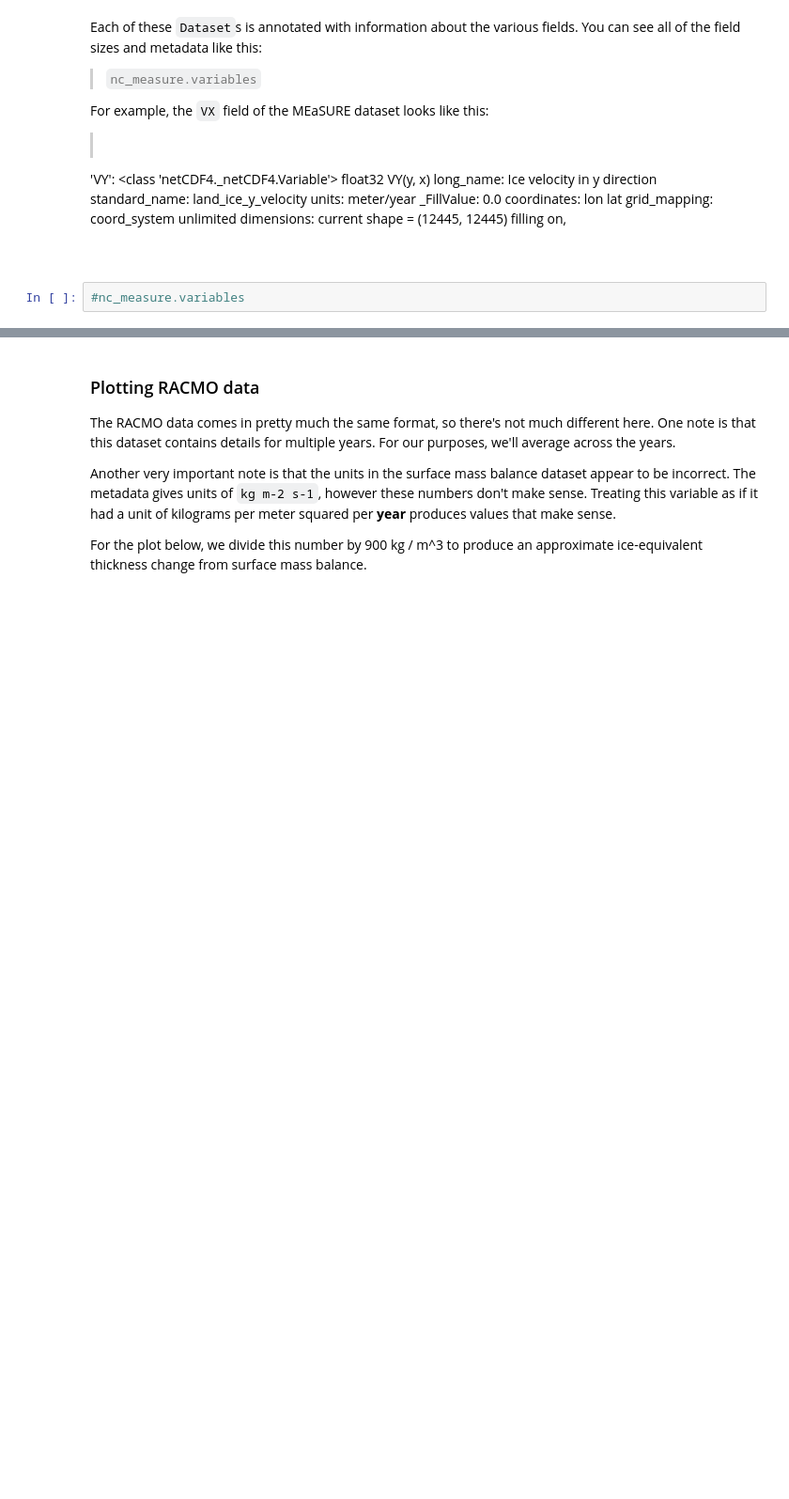
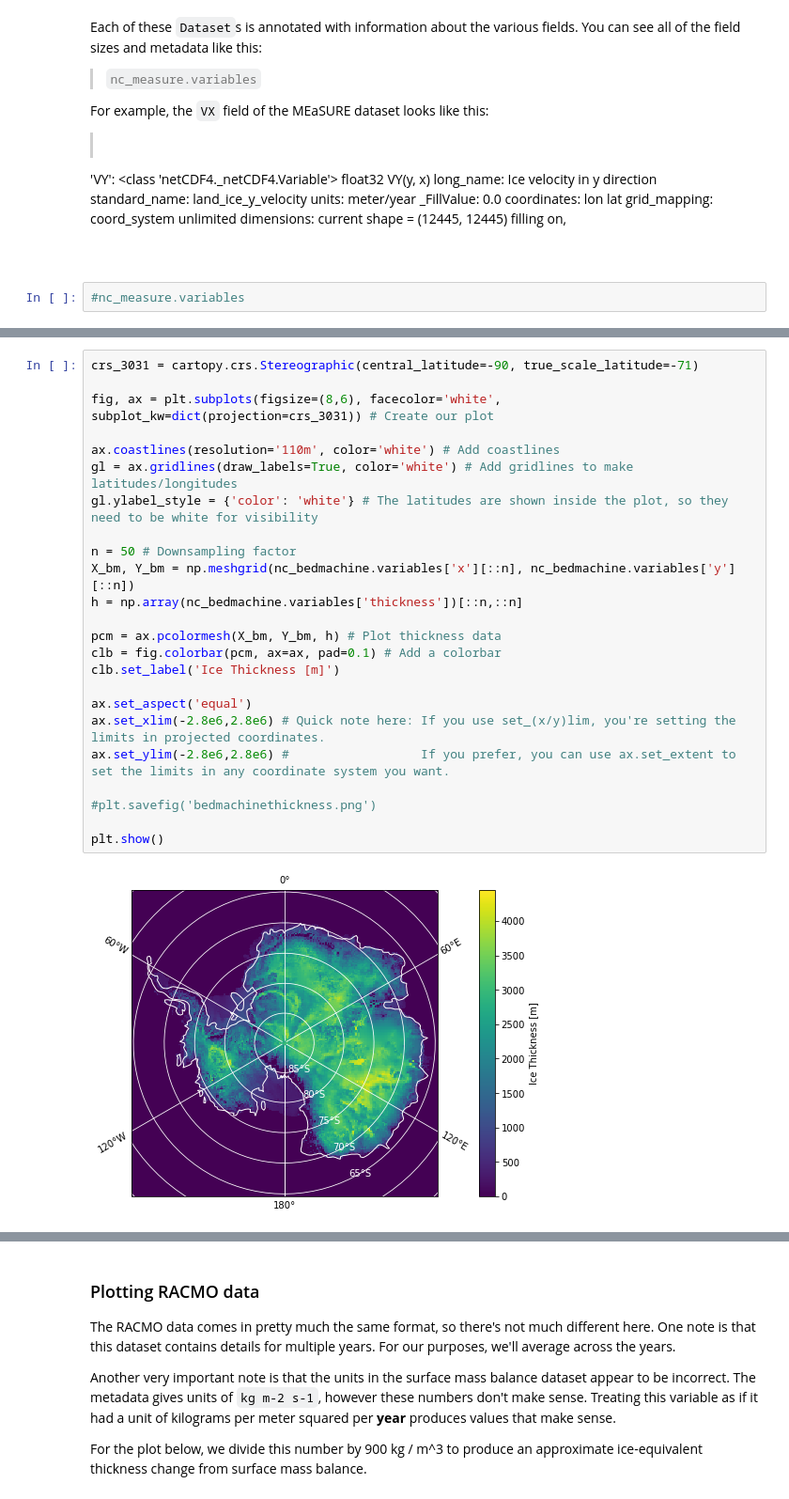
Before and after one commit to thomasteisberg/glaciology-util, a Jupyter notebook: loading_data/Plotting Antarctic Datasets.ipynb, the cells around one changed output, grey strips where cells are left out. Shown at 94% size. Drawn from its saved outputs; the diff is of its cells as text; blank space fills up the shorter version.

Commit message:
Replace Basemap with Cartopy

```diff
--- a/loading_data/Plotting Antarctic Datasets.ipynb
+++ b/loading_data/Plotting Antarctic Datasets.ipynb
@@ -112,0 +107,26 @@ plt.show()
+# %%
+crs_3031 = cartopy.crs.Stereographic(central_latitude=-90, true_scale_latitude=-71)
+
+fig, ax = plt.subplots(figsize=(8,6), facecolor='white', subplot_kw=dict(projection=crs_3031)) # Create our plot
+
+ax.coastlines(resolution='110m', color='white') # Add coastlines
+gl = ax.gridlines(draw_labels=True, color='white') # Add gridlines to make latitudes/longitudes
+gl.ylabel_style = {'color': 'white'} # The latitudes are shown inside the plot, so they need to be white for visibility
+
+n = 50 # Downsampling factor
+X_bm, Y_bm = np.meshgrid(nc_bedmachine.variables['x'][::n], nc_bedmachine.variables['y'][::n])
+h = np.array(nc_bedmachine.variables['thickness'])[::n,::n]
+
+pcm = ax.pcolormesh(X_bm, Y_bm, h) # Plot thickness data
+clb = fig.colorbar(pcm, ax=ax, pad=0.1) # Add a colorbar
+clb.set_label('Ice Thickness [m]')
+
+ax.set_aspect('equal')
+ax.set_xlim(-2.8e6,2.8e6) # Quick note here: If you use set_(x/y)lim, you're setting the limits in projected coordinates.
+ax.set_ylim(-2.8e6,2.8e6) #                  If you prefer, you can use ax.set_extent to set the limits in any coordinate system you want.
+
+#plt.savefig('bedmachinethickness.png')
+
+plt.show()
+# %% [output]
+[figure, added]
```
Also changed, not shown: parts of 21 cells of this notebook, 3 other files.
